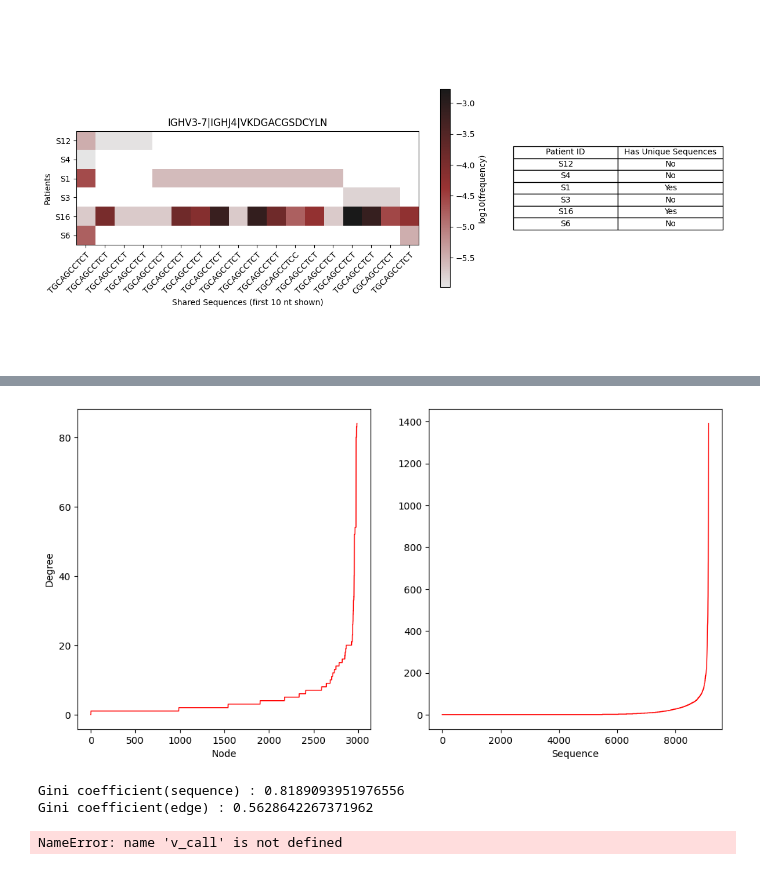
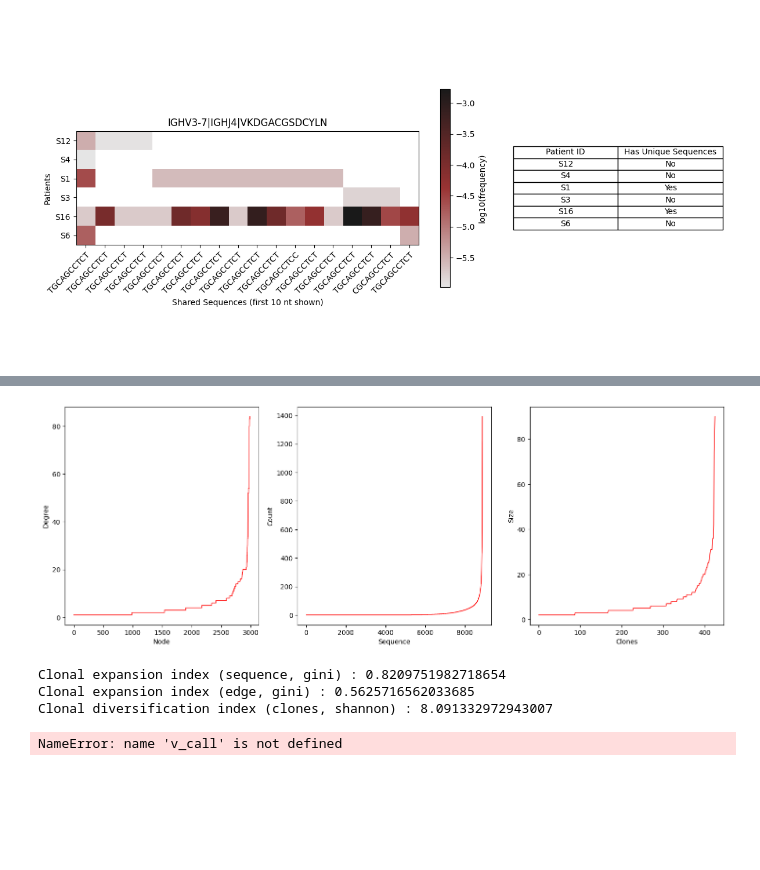
Before and after one commit to DaeheonKwon/Grad_proj, a Jupyter notebook: playground.ipynb, the cells around one changed output, grey strips where cells are left out. Cells and saved outputs as stored; diff of their text form; code cells hidden in the pictures; blank space fills up the shorter version.

Commit message:
class structure of clonal expansion & diversification index

```diff
--- a/playground.ipynb
+++ b/playground.ipynb
@@ -267,40 +253,38 @@ plt.show()
-# %%
-edge_counts = [G.degree(vertex) for vertex in G.nodes]
-edge_counts.sort()
-fig = plt.figure(figsize=(12,6))
-axis1 = plt.subplot(1, 2, 1)
-axis1.plot(edge_counts, 'r-', linewidth=1)
-axis1.set_xlabel('Node')
-axis1.set_ylabel('Degree')
-
-cumulative_counts = np.cumsum(edge_counts)
-lorenz_curve_values = cumulative_counts / cumulative_counts[-1]
-area_lorenz_curve = np.trapz(lorenz_curve_values)
-area_perfect_equality = 0.5 * len(edge_counts)
-gini_coefficient = (area_perfect_equality - area_lorenz_curve) / area_perfect_equality
-
-sequence_counts = df['duplicate_count']
-sequence_counts = list(sequence_counts)
-
-sequence_counts.sort()
-axis2 = plt.subplot(1, 2, 2)
-axis2.plot(sequence_counts, 'r-', linewidth=1)
-axis2.set_xlabel('Sequence')
-axis2.set_label('Count')
-plt.show()
-
-cum_sequence_counts = np.cumsum(sequence_counts)
-lorenz_seq_curve_values = cum_sequence_counts / cum_sequence_counts[-1]
-area_lorenz_seq_curve = np.trapz(lorenz_seq_curve_values)
-area_seq_perfect_equality = 0.5 * len(sequence_counts)
-gini_seq_coefficient = (area_seq_perfect_equality - area_lorenz_seq_curve) / area_seq_perfect_equality
-
-print(f'Gini coefficient(sequence) : {gini_seq_coefficient}')
-print(f'Gini coefficient(edge) : {gini_coefficient}')
-# %% [output]
-[figure, removed]
-Gini coefficient(sequence) : 0.8189093951976556
-Gini coefficient(edge) : 0.5628642267371962
+# %%
+# calculating clonal expansion index, in edges
+edge_counts, gini_coefficient = cluster_S8.clonal_expansion_index_by_edges()
+fig = plt.figure(figsize=(18,6))
+axis1 = plt.subplot(1, 3, 1)
+axis1.plot(edge_counts, 'r-', linewidth=1)
+axis1.set_xlabel('Node')
+axis1.set_ylabel('Degree')
+
+# calculating clonal expansion index, in sequences
+sequence_counts, gini_seq_coefficient = cluster_S8.clonal_expansion_index_by_duplicates()
+
+axis2 = plt.subplot(1, 3, 2)
+axis2.plot(sequence_counts, 'r-', linewidth=1)
+axis2.set_xlabel('Sequence')
+axis2.set_ylabel('Count')
+
+# calculating clonal diversification index, in # of unique VDJ seqs in clones
+cluster_size, shannon_entropy = cluster_S8.clonal_diversification_index()
+
+axis3 = plt.subplot(1, 3, 3)
+axis3.plot(cluster_size, 'r-', linewidth = 1)
+axis3.set_xlabel('Clones')
+axis3.set_ylabel('Size')
+
+plt.show()
+
+print(f'Clonal expansion index (sequence, gini) : {gini_seq_coefficient}')
+print(f'Clonal expansion index (edge, gini) : {gini_coefficient}')
+print(f'Clonal diversification index (clones, shannon) : {shannon_entropy}')
+# %% [output]
+[figure, added]
+Clonal expansion index (sequence, gini) : 0.8209751982718654
+Clonal expansion index (edge, gini) : 0.5625716562033685
+Clonal diversification index (clones, shannon) : 8.091332972943007
 # %%
 fig, axes = plt.subplots(1, 3, figsize=(15, 5))
 
```
Also changed, not shown: parts of 7 cells of this notebook, 3 other files.
